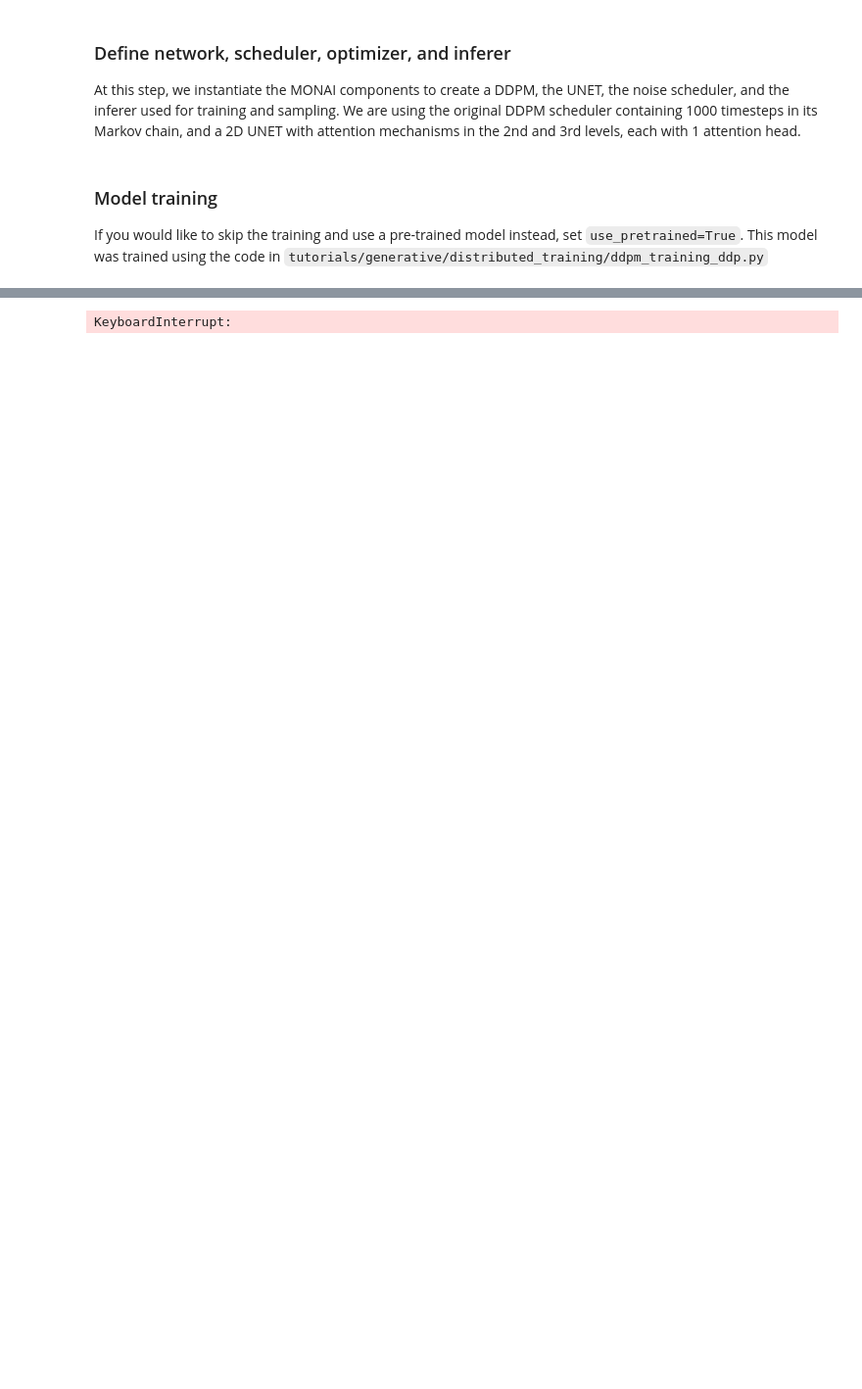
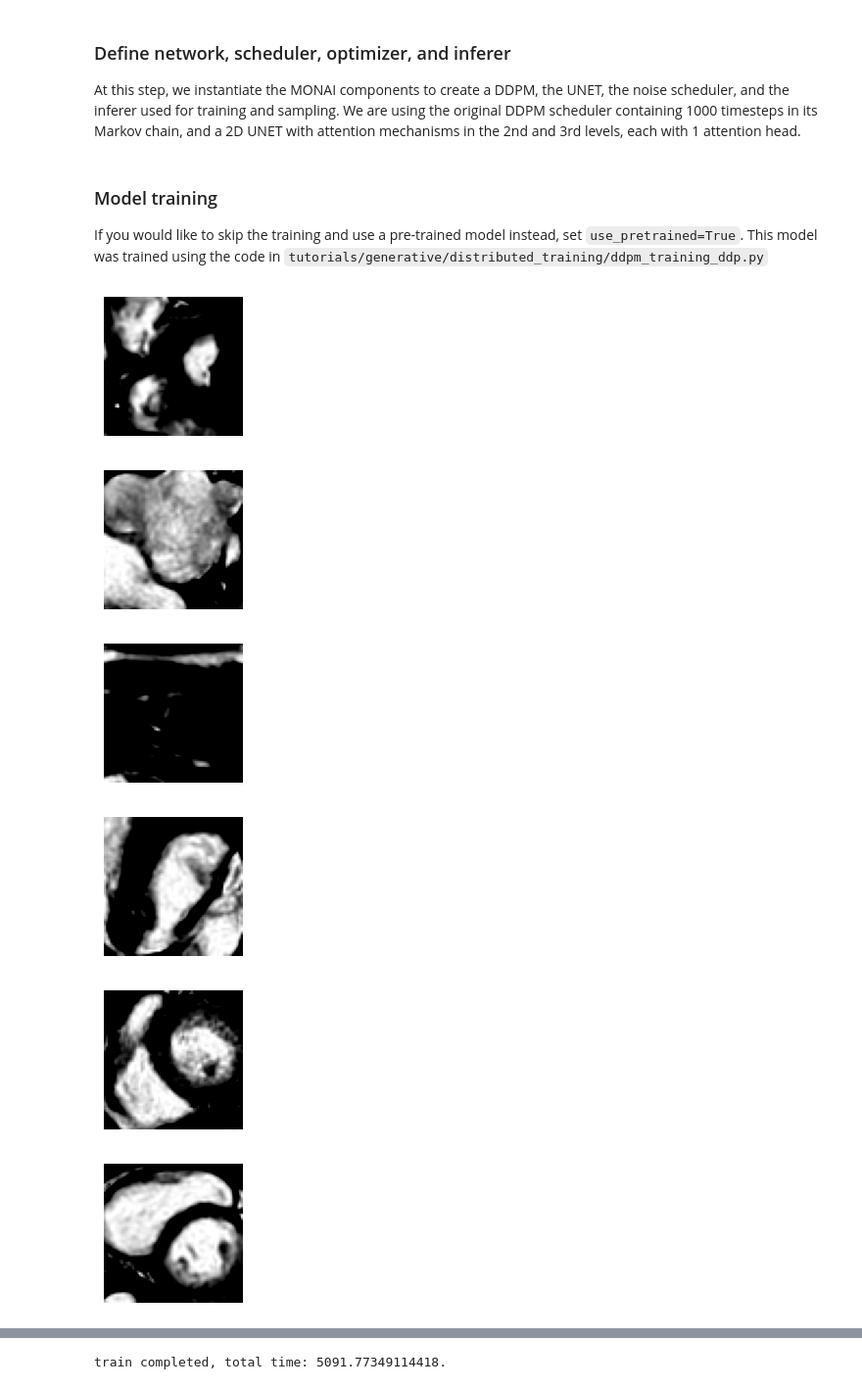
Before and after one commit to ShaoKAi100812/cmr_diffusion_models, a Jupyter notebook: monai_ddpm.ipynb, the cells around one changed output, grey strips where cells are left out. Shown at 98% size. Cells and saved outputs as stored; diff of their text form; code cells hidden in the pictures; blank space fills up the shorter version.

```diff
--- a/monai_ddpm.ipynb
+++ b/monai_ddpm.ipynb
@@ -259,33 +259,39 @@ else:
             model.eval()
             val_epoch_loss = 0
             for step, batch in enumerate(val_loader):
-                images = batch["image"].to(device)
+                images = batch["image"]['data'].squeeze(-1).to(device)
                 with torch.no_grad():
                     with autocast(enabled=True):
                         noise = torch.randn_like(images).to(device)
                         timesteps = torch.randint(
                             0, inferer.scheduler.num_train_timesteps, (images.shape[0],), device=images.device
                         ).long()
                         noise_pred = inferer(inputs=images, diffusion_model=model, noise=noise, timesteps=timesteps)
                         val_loss = F.mse_loss(noise_pred.float(), noise.float())
 
                 val_epoch_loss += val_loss.item()
                 progress_bar.set_postfix({"val_loss": val_epoch_loss / (step + 1)})
             val_epoch_loss_list.append(val_epoch_loss / (step + 1))
 
             # Sampling image during training
             noise = torch.randn((1, 1, 64, 64))
             noise = noise.to(device)
             scheduler.set_timesteps(num_inference_steps=total_timesteps)
             with autocast(enabled=True):
                 image = inferer.sample(input_noise=noise, diffusion_model=model, scheduler=scheduler)
 
             plt.figure(figsize=(2, 2))
             plt.imshow(image[0, 0].cpu(), vmin=0, vmax=1, cmap="gray")
             plt.tight_layout()
             plt.axis("off")
             plt.show()
 
     total_time = time.time() - total_start
     print(f"train completed, total time: {total_time}.")
 # %% [output]
+[figure, added]
+[figure, added]
+[figure, added]
+[figure, added]
+[figure, added]
+[figure, added]
@@ -292 +302 @@ else:
-KeyboardInterrupt:
+train completed, total time: 5091.77349114418.
```
Also changed, not shown: parts of 10 cells of this notebook.
